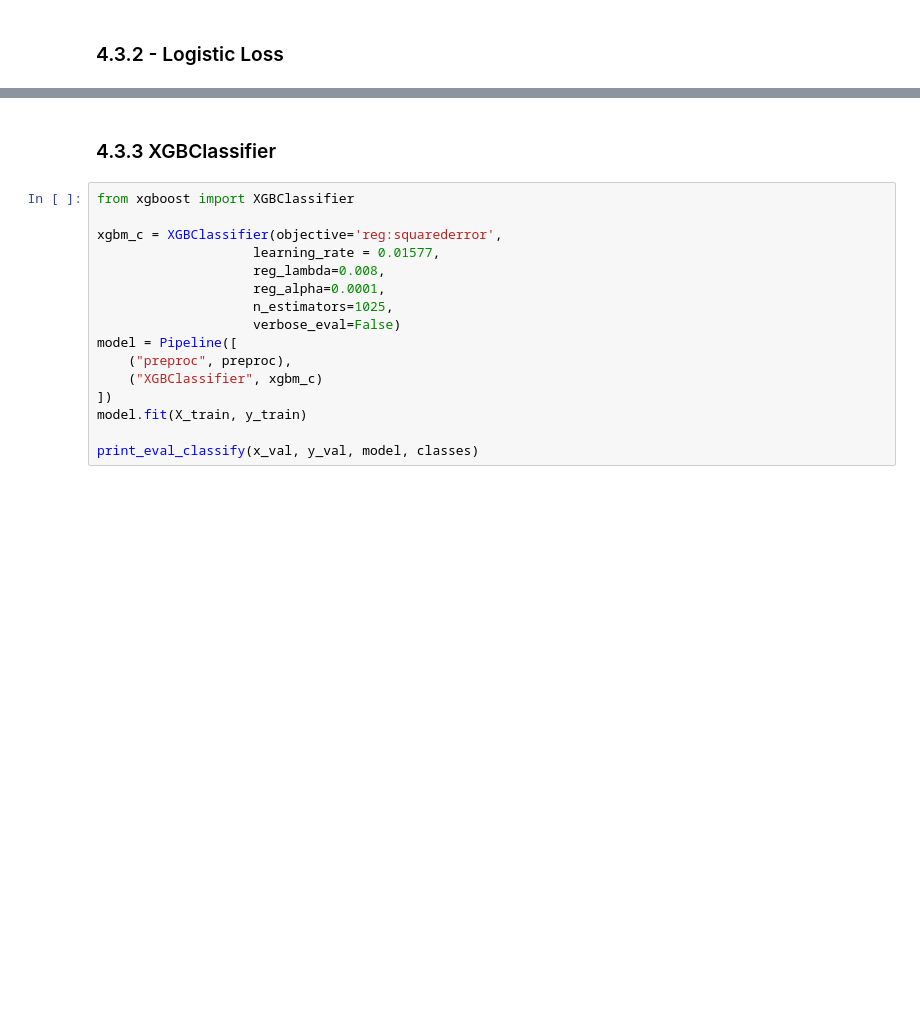
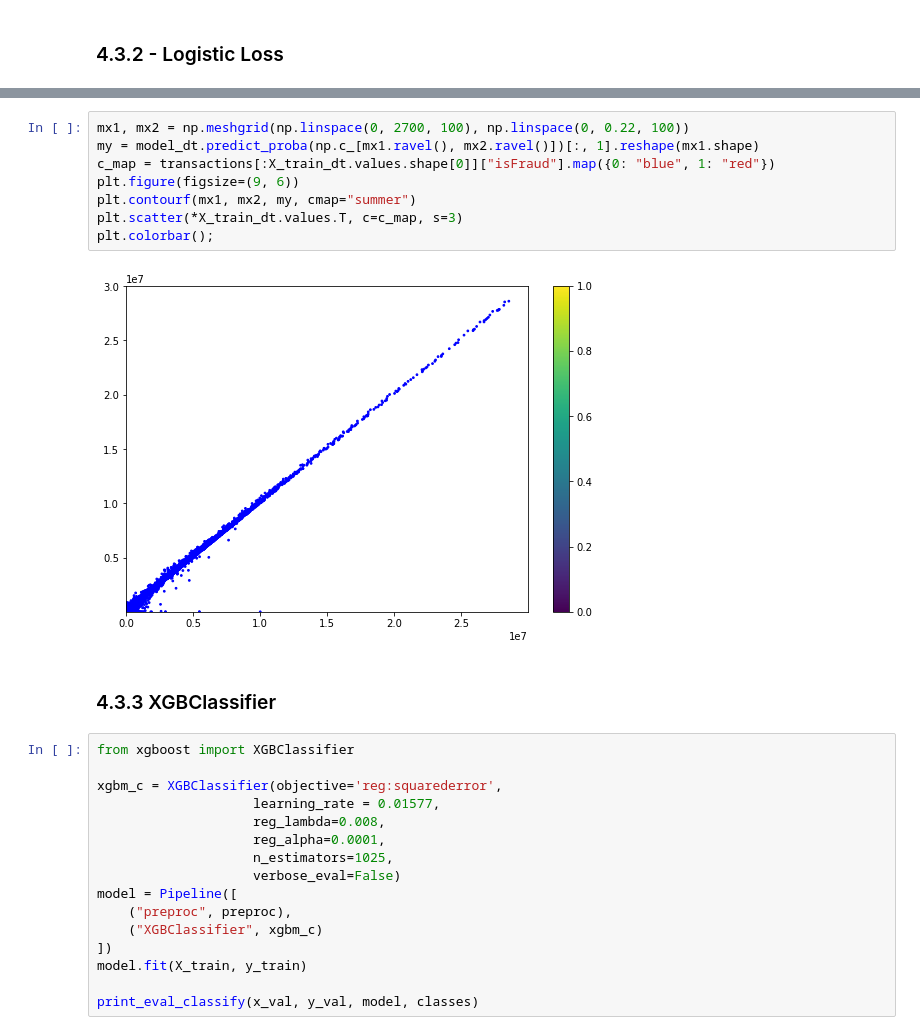
Before and after one commit to FedericoCampanozzi/FraudDetection, a Jupyter notebook: code/main.ipynb, the cells around one changed output, grey strips where cells are left out. Saved outputs shown, nothing was run; the diff lists cells and outputs as text; blank space fills up the shorter version.

```diff
--- a/code/main.ipynb
+++ b/code/main.ipynb
@@ -328,3 +279,13 @@ F1-MEASURE :       0.6724
+# %%
+mx1, mx2 = np.meshgrid(np.linspace(0, 2700, 100), np.linspace(0, 0.22, 100))
+my = model_dt.predict_proba(np.c_[mx1.ravel(), mx2.ravel()])[:, 1].reshape(mx1.shape)
+c_map = transactions[:X_train_dt.values.shape[0]]["isFraud"].map({0: "blue", 1: "red"})
+plt.figure(figsize=(9, 6))
+plt.contourf(mx1, mx2, my, cmap="summer")
+plt.scatter(*X_train_dt.values.T, c=c_map, s=3)
+plt.colorbar();
+# %% [output]
+[figure, added]
 # %% [markdown]
 ### 4.3.3 XGBClassifier
 # %%
```
Also changed, not shown: parts of 37 cells of this notebook.
